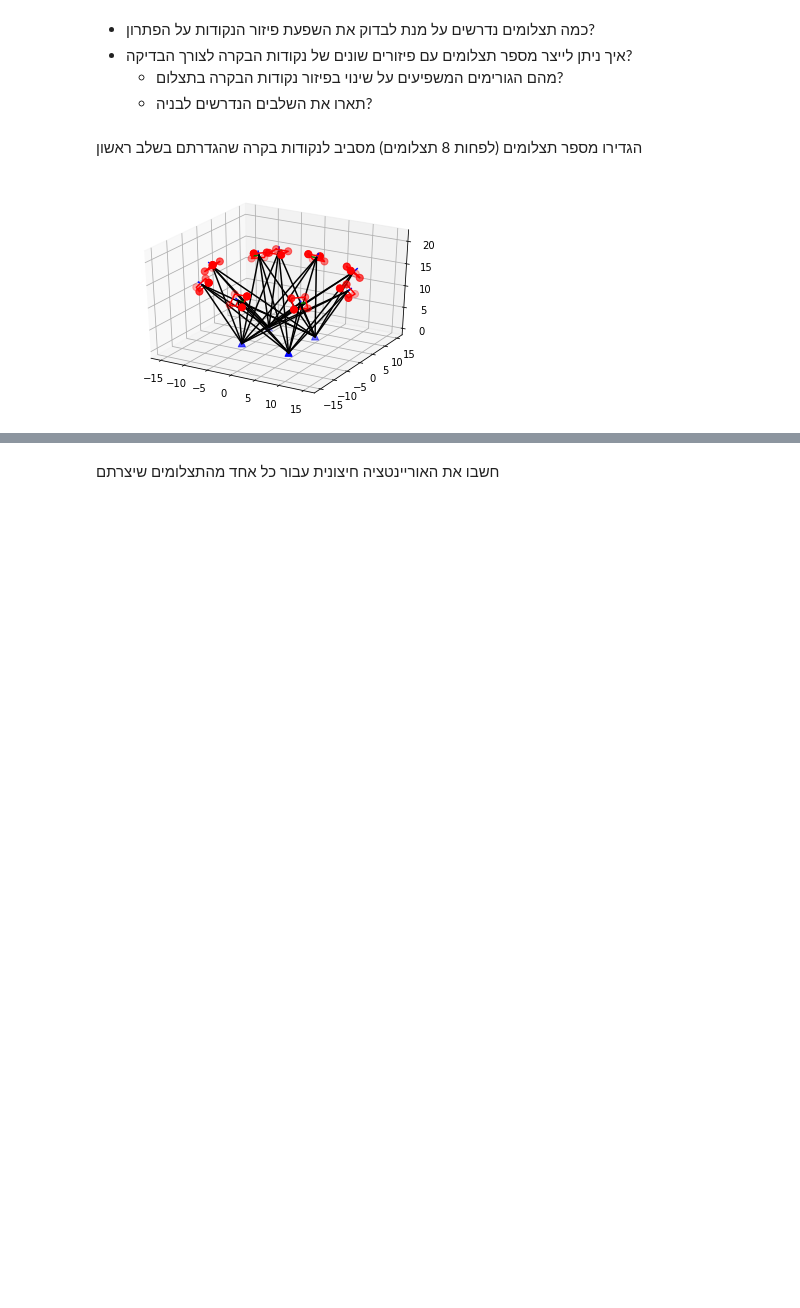
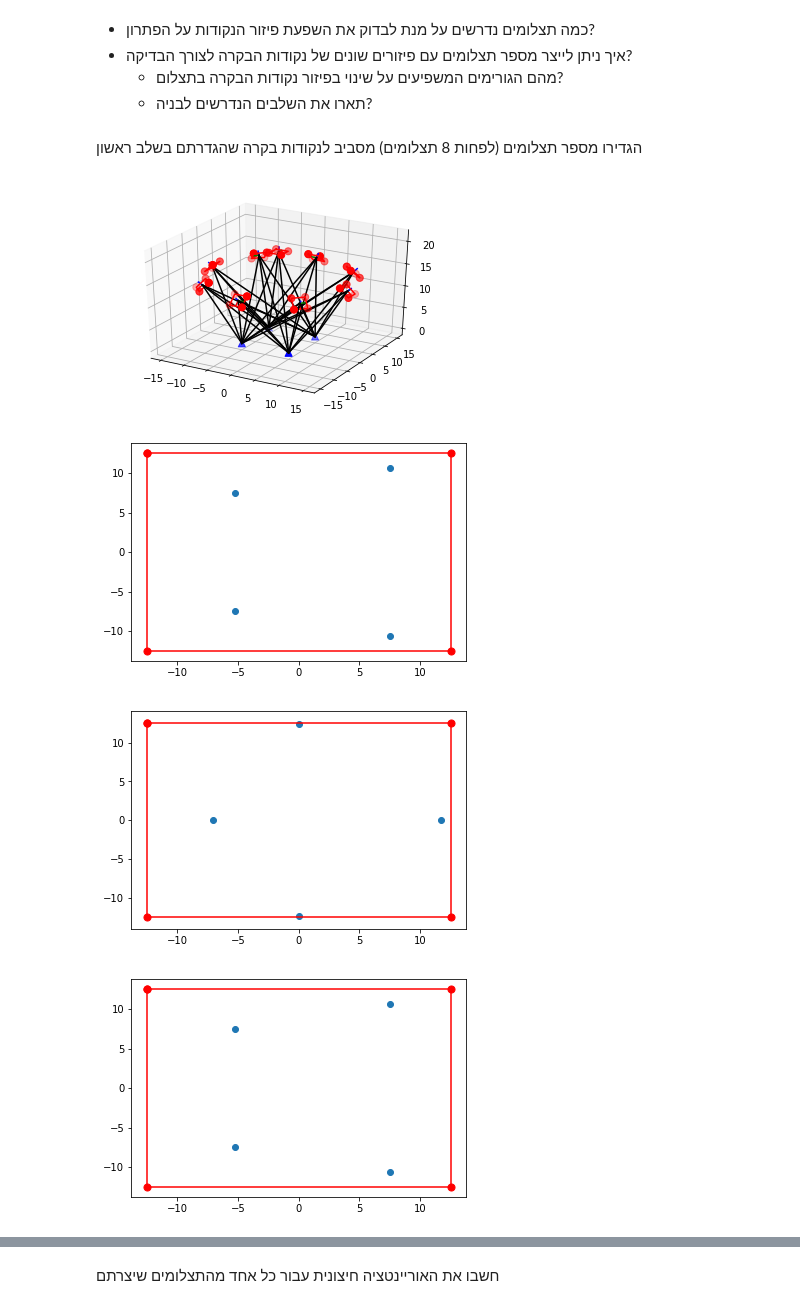
Before and after one commit to orenltr/Photo2, a Jupyter notebook: lab2.ipynb, the cells around one changed output, grey strips where cells are left out. Saved outputs shown, nothing was run; the diff lists cells and outputs as text; code cells hidden in the pictures; blank space fills up the shorter version.

```diff
--- a/lab2.ipynb
+++ b/lab2.ipynb
@@ -216,20 +220,32 @@ print(imgS1.exteriorOrientationParameters)
 # %%
 # define 8 synthetic image
 azimuth = np.radians(np.array([0,45,90,135,180,225,270,315]))
 phi = np.radians(45)
 kappa = np.radians(np.array([0,0,0,0,0,0,0,0]))
 Z = 20
 fig3 = plt.figure()
 ax = fig3.add_subplot(111, projection='3d')
 ax.scatter(squere[:,0],squere[:,1],squere[:,2], c='b', s=50,marker='^')
 img1.drawSingleImage(squere,100,ax,'yes')
-
+images = []
 for i in range(len(azimuth)):
     # define image
     imgS = SingleImage(camera1,'synthetic')
+    imgS.innerOrientationParameters = np.array([0, 1, 0, 0, 0, 1])
     imgS.exteriorOrientationParameters = np.array([[0, 0, Z, azimuth[i], phi, kappa[i]]])
     imgS.exteriorOrientationParameters[0:3] = np.dot(imgS.RotationMatrix,imgS.PerspectiveCenter)
     # draw image
     imgS.drawSingleImage(squere,100,ax,'yes')
+
+    images.append(imgS)
+
+    # draw in camera system
+    imagePoints_S = imgS.GroundToImage(squere)
+    plt.figure()
+    pv.drawImageFrame2D(imgS.camera.sensorSize, imgS.camera.sensorSize)
+    plt.scatter(imagePoints_S[:, 0], imagePoints_S[:, 1])
 # %% [output]
 [figure]
+[figure, added]
+[figure, added]
+[figure, added]
```
Also changed, not shown: parts of 5 cells of this notebook.
